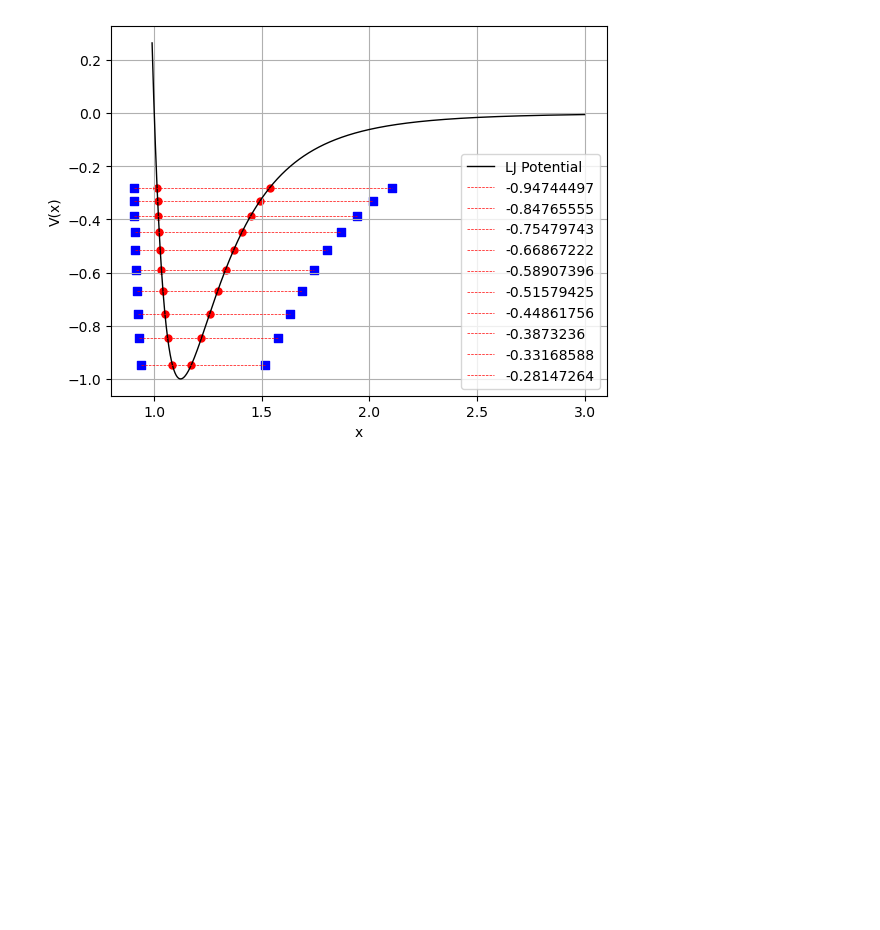
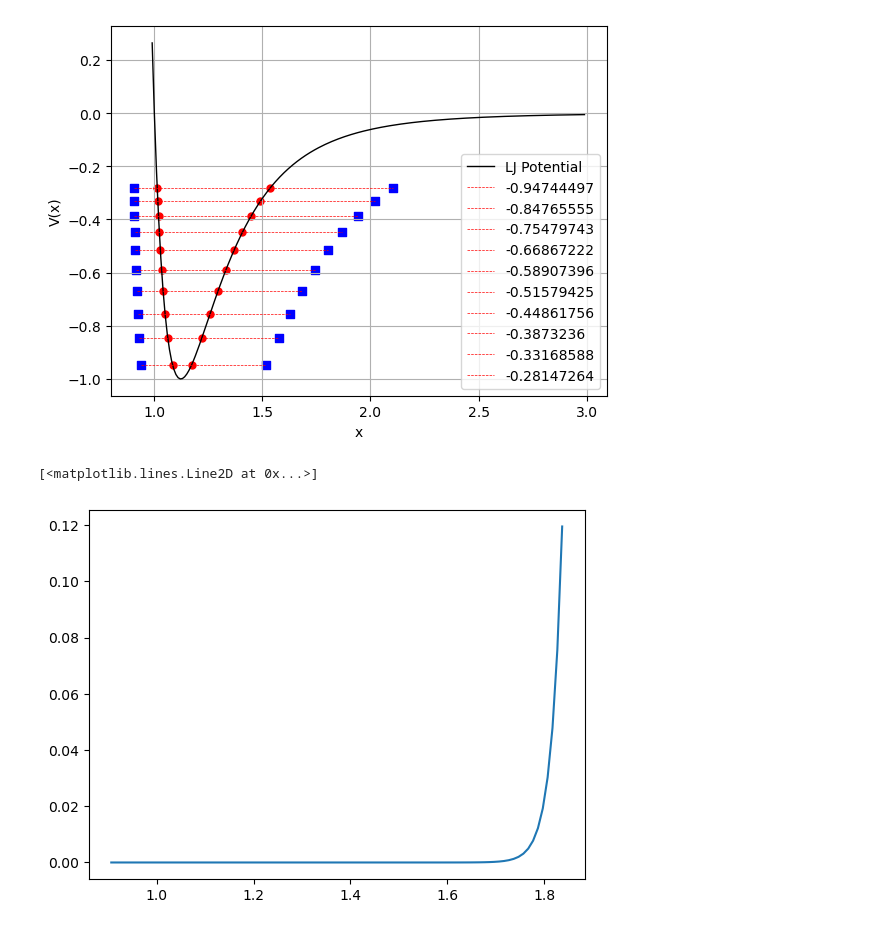
Before and after one commit to SoumyajeetMazumdar/CQMPP, a Jupyter notebook: #4/Q4_LJdimer.ipynb, the cells around one changed output. Saved outputs shown, nothing was run; the diff lists cells and outputs as text; code cells hidden in the pictures; blank space fills up the shorter version.

Commit message:
numerov failed; some issue with excecution or logic ??

```diff
--- a/#4/Q4_LJdimer.ipynb
+++ b/#4/Q4_LJdimer.ipynb
@@ -35,7 +35,7 @@ wkb_Energies = [
 
 
 # defining the x-grid
-dx = 0.0001
+dx = 0.01
 x = np.arange(0.99, 3, dx)
 vx = [v(i) for i in x ]
 
@@ -90,3 +90,76 @@ plt.legend()
 # %% [output]
 <matplotlib.legend.Legend at 0x...>
 [figure]
+# %%
+# now we can proceed towards the integration process.
+# Re-implement the refined explicit Numerov propagator
+def numerov_explicit(func, y0, v0, h, t):
+    """
+    Refined explicit Numerov propagator for solving y''(t) = g(t)y(t).
+
+    Parameters:
+    - func: The function g(t), such that y''(t) = g(t)y(t).
+    - y0: Initial condition y(t0).
+    - v0: Initial velocity y'(t0).
+    - h: Step size for the numerical method.
+    - t: Array of time points.
+
+    Returns:
+    - y: Array of dependent variable values computed using the explicit Numerov method.
+    """
+    y = np.zeros_like(t)
+    y[0] = y0
+    y[1] = y0 + v0 * h + 0.5 * func(t[0]) * y0 * h**2  # Compute second step using Taylor expansion
+
+    for n in range(1, len(t) - 1):
+        # Compute coefficients a, b, c
+        g_n = func(t[n])
+        g_n_minus_1 = func(t[n - 1])
+        g_n_plus_1 = func(t[n + 1])
+
+        a = 2 + (5 / 6) * g_n * h**2
+        b = 1 - (1 / 12) * g_n_minus_1 * h**2
+        c = 1 - (1 / 12) * g_n_plus_1 * h**2
+
+        # Update y[n+1] explicitly
+        y[n + 1] = (a * y[n] - b * y[n - 1]) / c
+
+    return y
+
+# plotting all of this for a given energy
+ek = -0.45
+xs = root_scalar(
+        lambda x: np.sqrt(g(x)) * (xa - x) - np.log(alpha),
+        bracket=[0.1,3],
+        method='bisect',
+    )
+    # applying the same for end limit
+    # func: sqrt{g(xe)} (xe-xb) ln A
+xe = root_scalar(
+        lambda x: np.sqrt(g(x)) * (x - xb) - np.log(alpha),
+        bracket=[0.1,3],
+        method='bisect',
+    )
+xs = xs.root #unpacking the root_scalar object
+xe = xe.root
+
+# xs,xe
+
+# fn g(x) has already been defined above
+phi0 = 1e-16
+phi_prime0 = 0
+h = dx
+x_range = np.arange(xs, xe+h, h)
+
+phi = numerov_explicit(
+    g,
+    phi0,
+    phi_prime0,
+    h,
+    x_range
+)
+
+plt.plot(x_range, phi)
+# %% [output]
+[<matplotlib.lines.Line2D at 0x...>]
+[figure, added]
```
